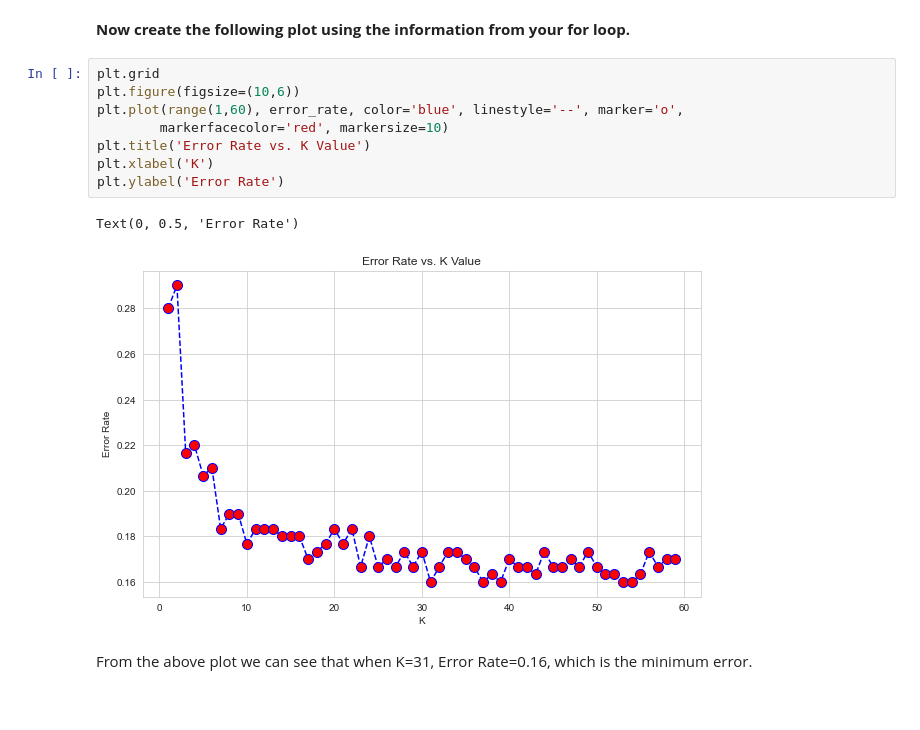
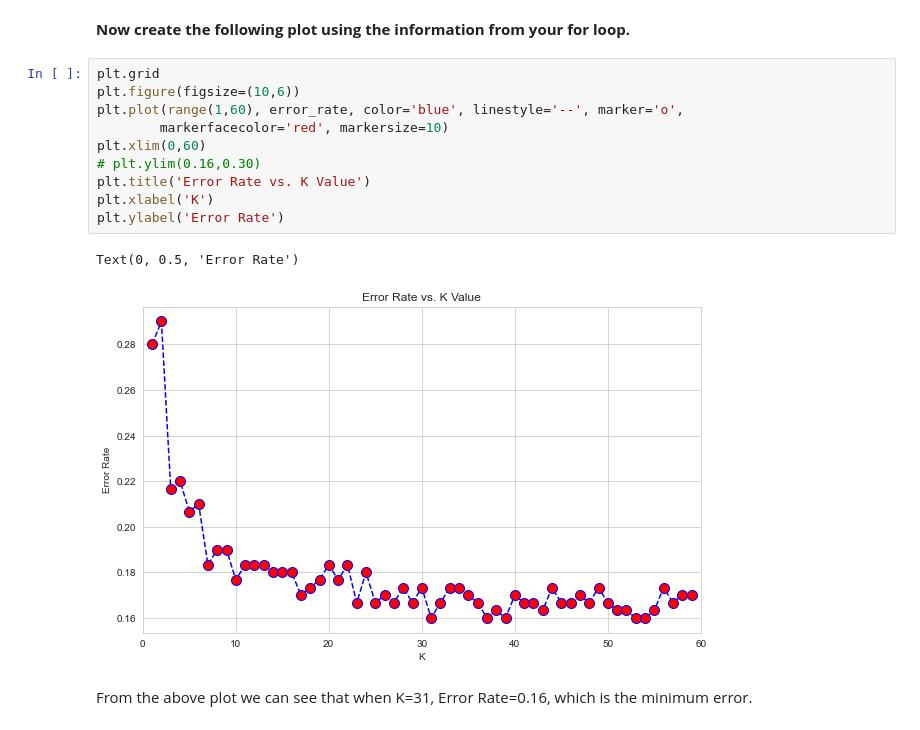
Before and after one commit to tizita-nesibu/data-science-exercises, a Jupyter notebook: 3-K-Nearest-Neighbors/K_Nearest_Neighbors_Project.ipynb, the cells around one changed output. Saved outputs shown, nothing was run; the diff lists cells and outputs as text.

```diff
--- a/3-K-Nearest-Neighbors/K_Nearest_Neighbors_Project.ipynb
+++ b/3-K-Nearest-Neighbors/K_Nearest_Neighbors_Project.ipynb
@@ -178,14 +178,16 @@ min(error_rate) #min error is 0.16 let's look what K value produced this min val
 # %%
 plt.grid
 plt.figure(figsize=(10,6))
 plt.plot(range(1,60), error_rate, color='blue', linestyle='--', marker='o',
         markerfacecolor='red', markersize=10)
+plt.xlim(0,60)
+# plt.ylim(0.16,0.30)
 plt.title('Error Rate vs. K Value')
 plt.xlabel('K')
 plt.ylabel('Error Rate')
 # %% [output]
 Text(0, 0.5, 'Error Rate')
-[figure, old version]
+[figure, new version]
 # %% [markdown]
 From the above plot we can see that when K=31, Error Rate=0.16, which is the minimum error.
 # %% [markdown]
```
